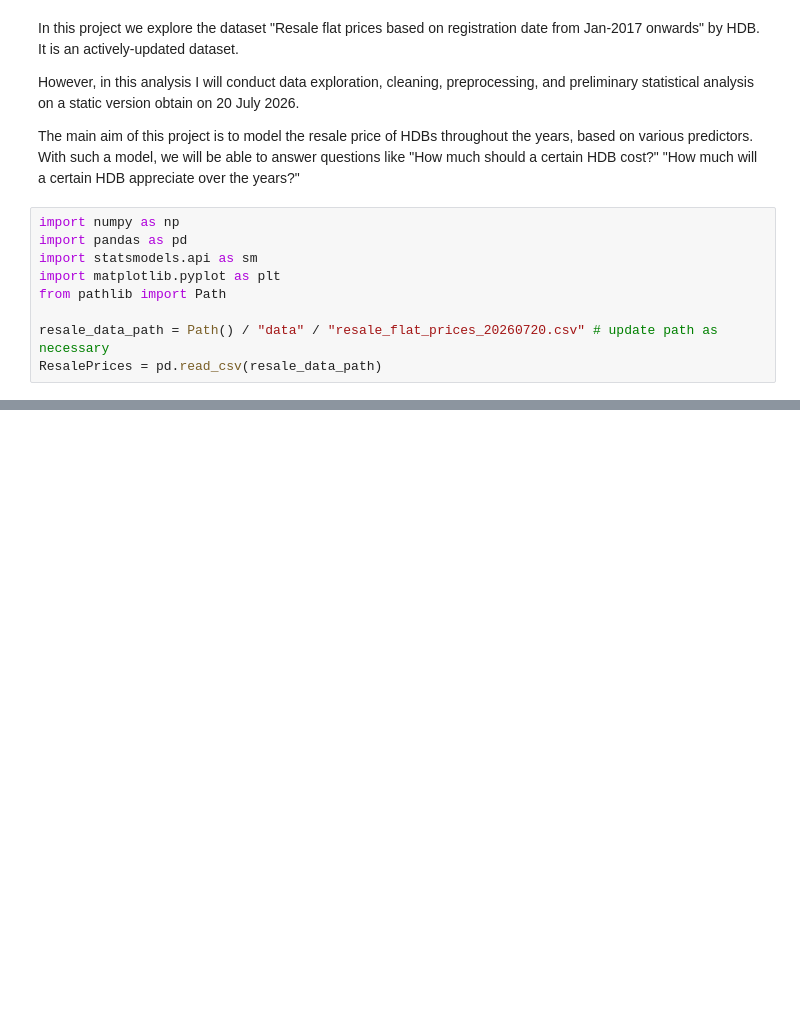
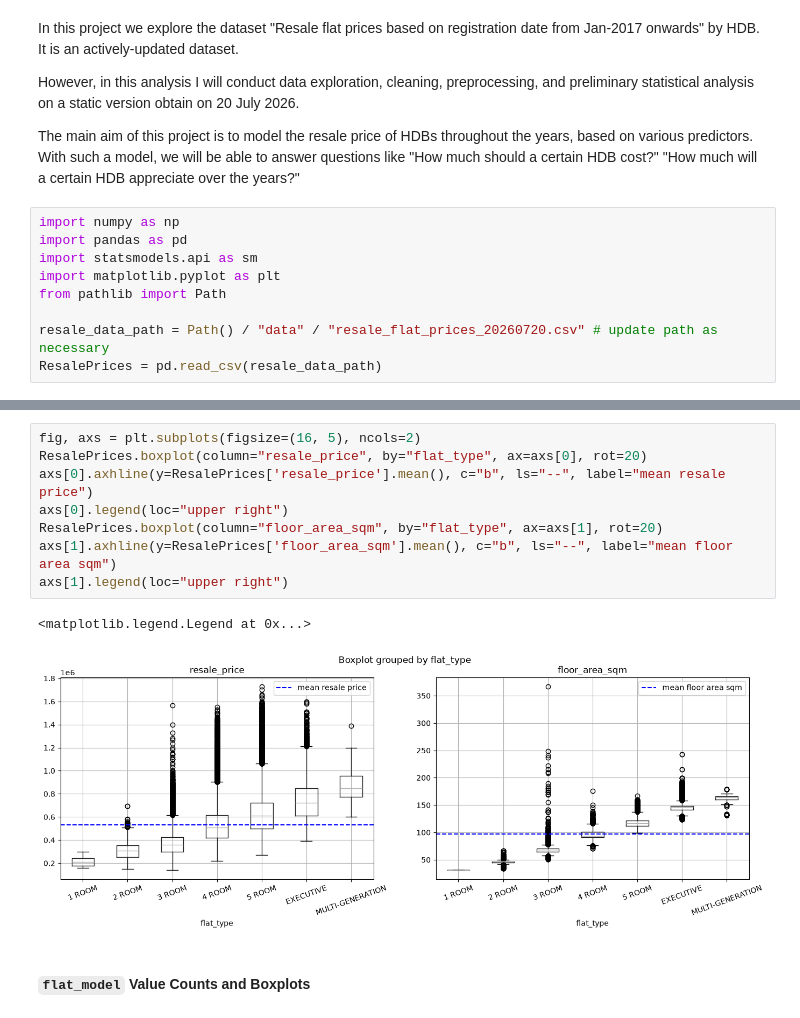
Before and after one commit to Dioclei/hdb-resale-prediction, a Jupyter notebook: data_exploration.ipynb, the cells around one changed output, grey strips where cells are left out. Cells and saved outputs as stored; diff of their text form; blank space fills up the shorter version.

```diff
--- a/data_exploration.ipynb
+++ b/data_exploration.ipynb
@@ -53,0 +176,13 @@ ResalePrices.describe()
+# %%
+fig, axs = plt.subplots(figsize=(16, 5), ncols=2)
+ResalePrices.boxplot(column="resale_price", by="flat_type", ax=axs[0], rot=20)
+axs[0].axhline(y=ResalePrices['resale_price'].mean(), c="b", ls="--", label="mean resale price")
+axs[0].legend(loc="upper right")
+ResalePrices.boxplot(column="floor_area_sqm", by="flat_type", ax=axs[1], rot=20)
+axs[1].axhline(y=ResalePrices['floor_area_sqm'].mean(), c="b", ls="--", label="mean floor area sqm")
+axs[1].legend(loc="upper right")
+# %% [output]
+<matplotlib.legend.Legend at 0x...>
+[figure, added]
+# %% [markdown]
+#### `flat_model` Value Counts and Boxplots
```
Also changed, not shown: parts of 21 cells of this notebook.
